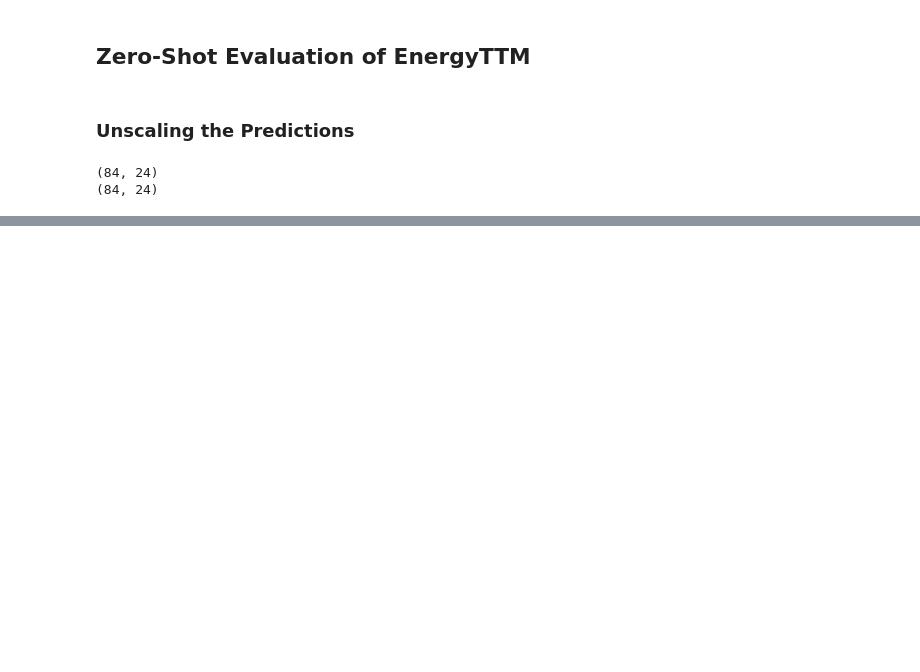
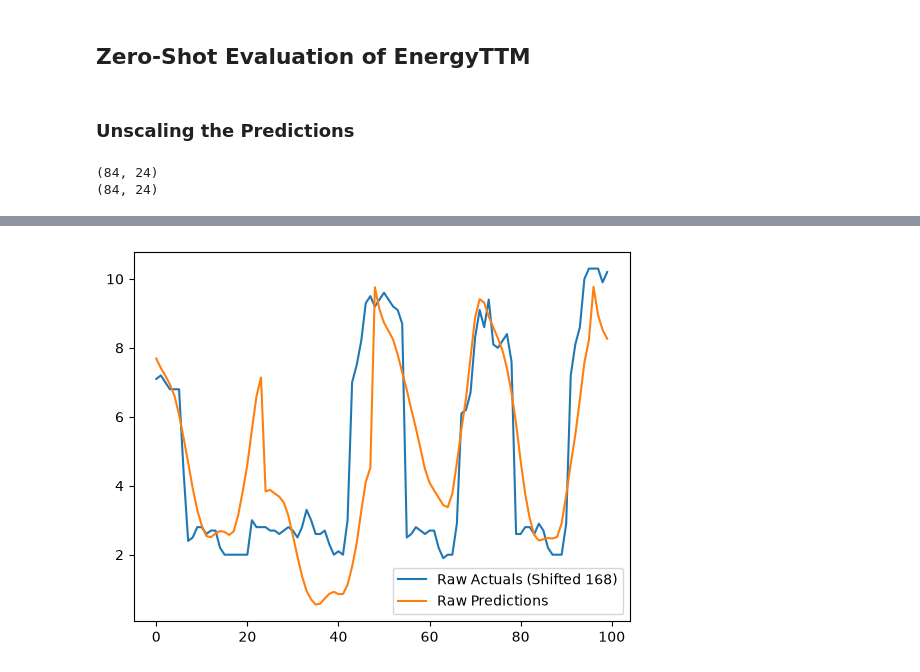
Before and after one commit to energyfms/notebooks, a Jupyter notebook: energy_ttm_zeroshot.ipynb, the cells around one changed output, grey strips where cells are left out. Drawn from its saved outputs; the diff is of its cells as text; code cells hidden in the pictures; blank space fills up the shorter version.

```diff
--- a/energy_ttm_zeroshot.ipynb
+++ b/energy_ttm_zeroshot.ipynb
@@ -431,3 +429,11 @@ for i in range(1, n_plots):
+# %%
+# Plot the first 100 points of the raw arrays side-by-side
+plt.plot(test["meter_reading"].values[168:268], label="Raw Actuals (Shifted 168)")
+plt.plot(np.asarray(y_pred_unscaled)[:100], label="Raw Predictions")
+plt.legend()
+plt.show()
+# %% [output]
+[figure, added]
 # %%
 from sklearn.metrics import mean_absolute_error, mean_squared_error
 import numpy as np
```
Also changed, not shown: parts of 5 cells of this notebook, 11 other files.
